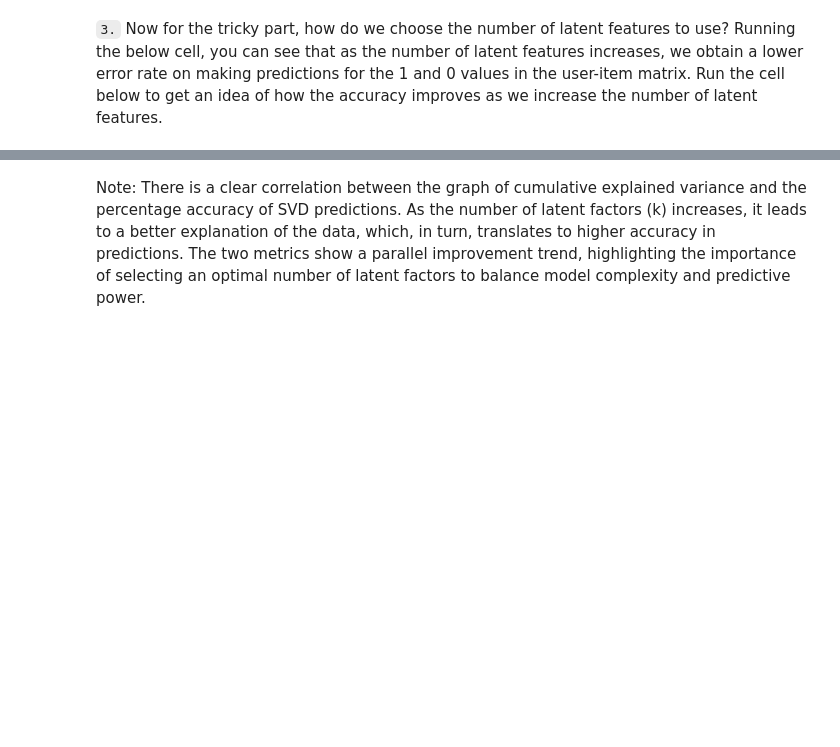
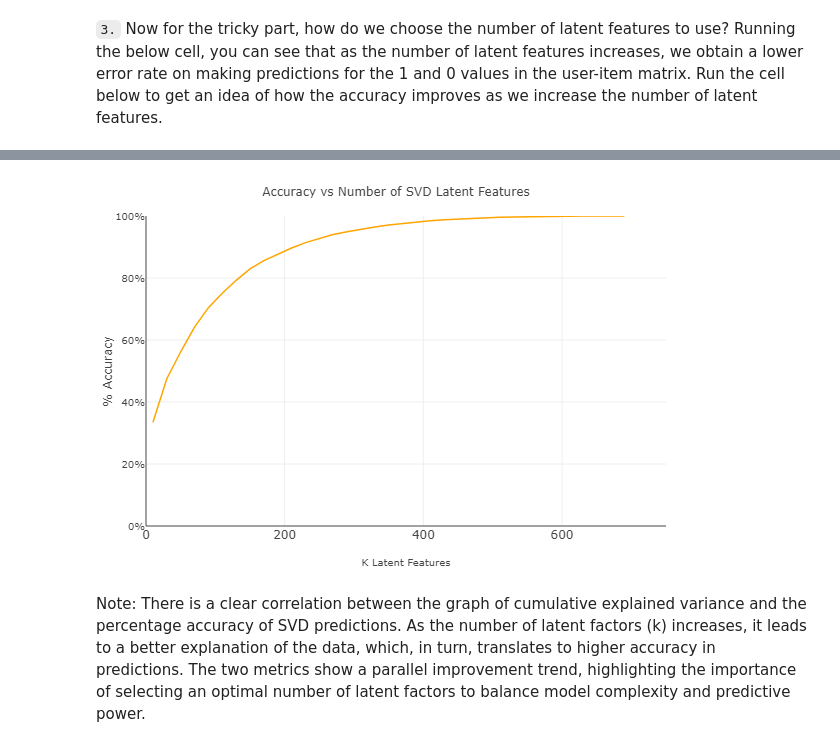
Before and after one commit to TheAnalyticCraft/IBM-Recommendation-Engine-Project, a Jupyter notebook: Recommendations_with_IBM.ipynb, the cells around one changed output, grey strips where cells are left out. Cells and saved outputs as stored; diff of their text form; code cells hidden in the pictures; blank space fills up the shorter version.

```diff
--- a/Recommendations_with_IBM.ipynb
+++ b/Recommendations_with_IBM.ipynb
@@ -1673,6 +1641,10 @@ fig = go.Figure(data=[trace], layout=layout)
 iplot(fig)
 # %% [output]
 [interactive output not drawn]
+# %%
+Image(filename="static/accuracy_viz.png", width="500")
+# %% [output]
+[figure, added]
 # %% [markdown]
 
 Note: There is a clear correlation between the graph of cumulative explained variance and the percentage accuracy of SVD predictions. As the number of latent factors (k) increases, it leads to a better explanation of the data, which, in turn, translates to higher accuracy in predictions. The two metrics show a parallel improvement trend, highlighting the importance of selecting an optimal number of latent factors to balance model complexity and predictive power.
```
Also changed, not shown: parts of 5 cells of this notebook, 1 other file.
